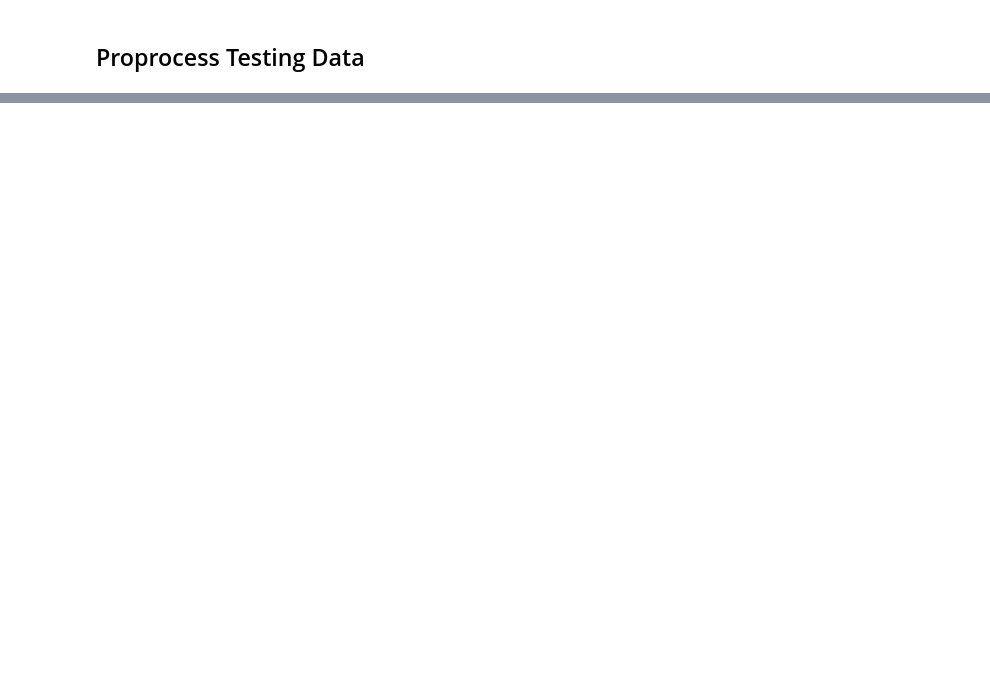
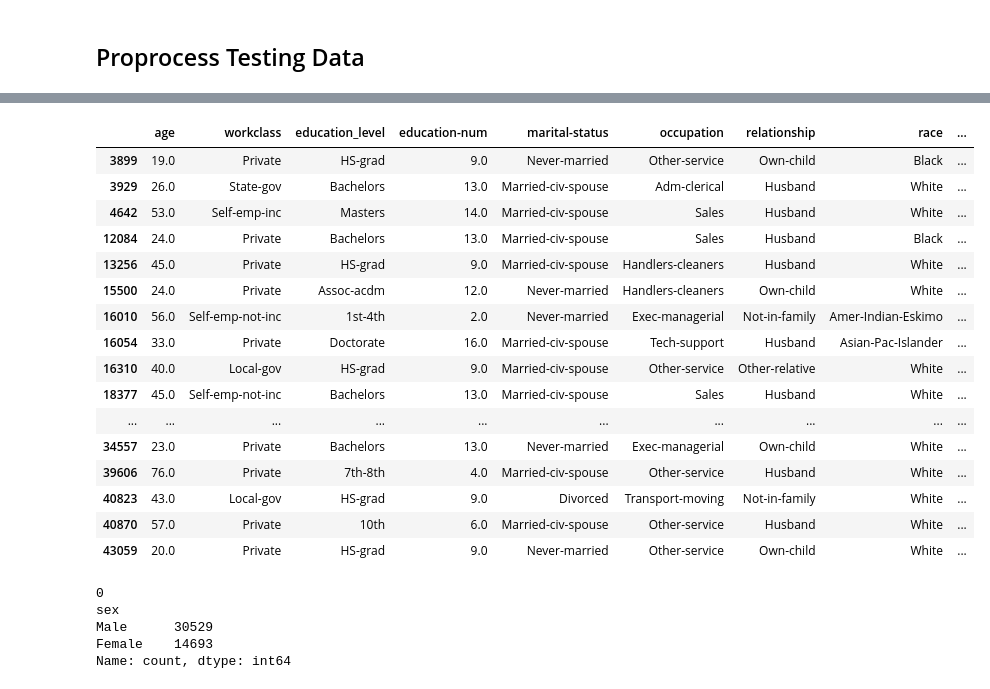
Before and after one commit to zhanshu21/fingding-donors, a Jupyter notebook: kaggle-competetion.ipynb, the cells around one changed output, grey strips where cells are left out. Saved outputs shown, nothing was run; the diff lists cells and outputs as text; code cells hidden in the pictures; blank space fills up the shorter version.

```diff
--- a/kaggle-competetion.ipynb
+++ b/kaggle-competetion.ipynb
@@ -683,0 +457,15 @@ nan_rows
+# %%
+# Fill nan value in marital-status
+
+# Strip whitespace from all string columns
+df = df.apply(lambda x: x.str.strip() if x.dtype == "object" else x)
+
+# Fill 'marital-status' with 'Married-civ-spouse' when 'relationship' is 'husband' or 'wife'
+married_con = (df['relationship'].isin(['Husband', 'Wife'])) & (df['marital-status'].isna())
+df.loc[married_con, 'marital-status'] = 'Married-civ-spouse'
+
+# Fill 'marital-status' with specific most frequent value when 'relationship' is 'Not-in-family', 'Own-child', 'Unmarried'
+for rela in ['Not-in-family', 'Own-child', 'Unmarried']:
+    married_con = (df['relationship'] == rela) & (df['marital-status'].isna())
+    most_frequent_marital_status = df.loc[df['relationship'] == rela, 'marital-status'].value_counts().idxmax()
+    df.loc[married_con, 'marital-status'] = most_frequent_marital_status
@@ -683,0 +487,20 @@ nan_rows
+# %%
+df[df['sex'].isna()]
+# %% [output]
+|  | age | workclass | education_level | education-num | marital-status | occupation | relationship | race | ... |
+| 3899 | 19.0 | Private | HS-grad | 9.0 | Never-married | Other-service | Own-child | Black | ... |
+| 3929 | 26.0 | State-gov | Bachelors | 13.0 | Married-civ-spouse | Adm-clerical | Husband | White | ... |
+| 4642 | 53.0 | Self-emp-inc | Masters | 14.0 | Married-civ-spouse | Sales | Husband | White | ... |
+| 12084 | 24.0 | Private | Bachelors | 13.0 | Married-civ-spouse | Sales | Husband | Black | ... |
+| 13256 | 45.0 | Private | HS-grad | 9.0 | Married-civ-spouse | Handlers-cleaners | Husband | White | ... |
+| 15500 | 24.0 | Private | Assoc-acdm | 12.0 | Never-married | Handlers-cleaners | Own-child | White | ... |
+| 16010 | 56.0 | Self-emp-not-inc | 1st-4th | 2.0 | Never-married | Exec-managerial | Not-in-family | Amer-Indian-Eskimo | ... |
+| 16054 | 33.0 | Private | Doctorate | 16.0 | Married-civ-spouse | Tech-support | Husband | Asian-Pac-Islander | ... |
+| 16310 | 40.0 | Local-gov | HS-grad | 9.0 | Married-civ-spouse | Other-service | Other-relative | White | ... |
+| 18377 | 45.0 | Self-emp-not-inc | Bachelors | 13.0 | Married-civ-spouse | Sales | Husband | White | ... |
+| ... | ... | ... | ... | ... | ... | ... | ... | ... | ... |
+| 34557 | 23.0 | Private | Bachelors | 13.0 | Never-married | Exec-managerial | Own-child | White | ... |
+| 39606 | 76.0 | Private | 7th-8th | 4.0 | Married-civ-spouse | Other-service | Husband | White | ... |
+| 40823 | 43.0 | Local-gov | HS-grad | 9.0 | Divorced | Transport-moving | Not-in-family | White | ... |
+| 40870 | 57.0 | Private | 10th | 6.0 | Married-civ-spouse | Other-service | Husband | White | ... |
+| 43059 | 20.0 | Private | HS-grad | 9.0 | Never-married | Other-service | Own-child | White | ... |
@@ -683,0 +520,9 @@ nan_rows
+# %%
+print(df[df['sex'].isna()].shape[0])
+print(df['sex'].value_counts())
+# %% [output]
+0
+sex
+Male      30529
+Female    14693
+Name: count, dtype: int64
```
Also changed, not shown: parts of 63 cells of this notebook.
